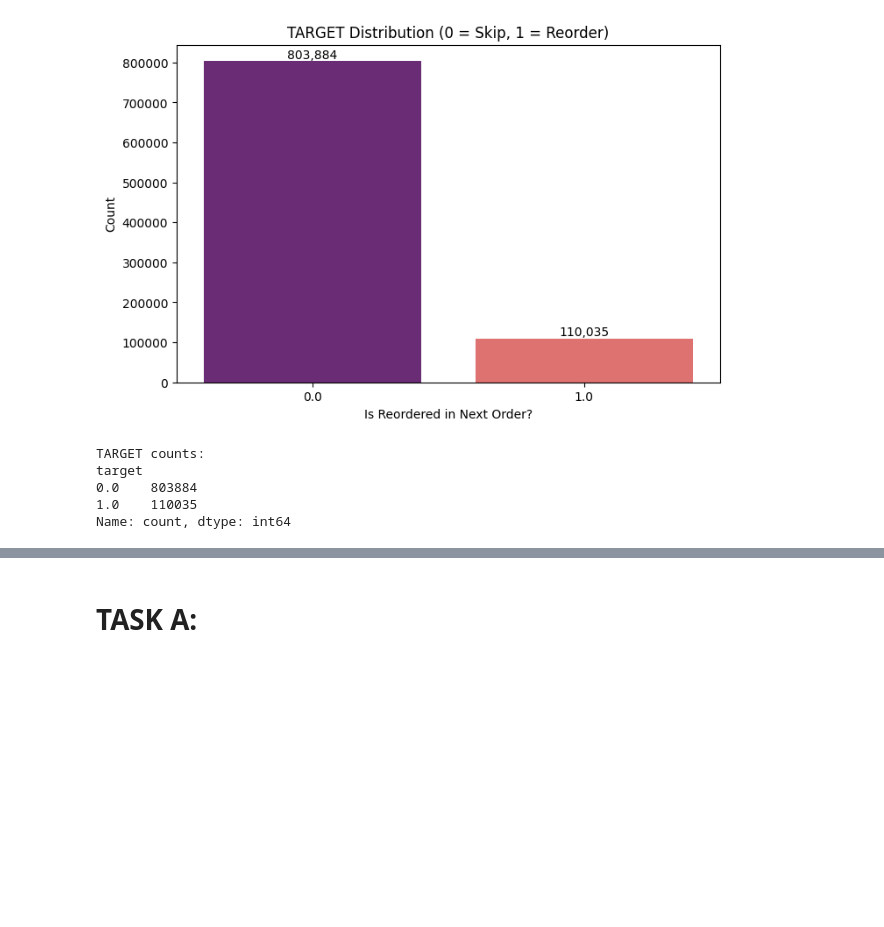
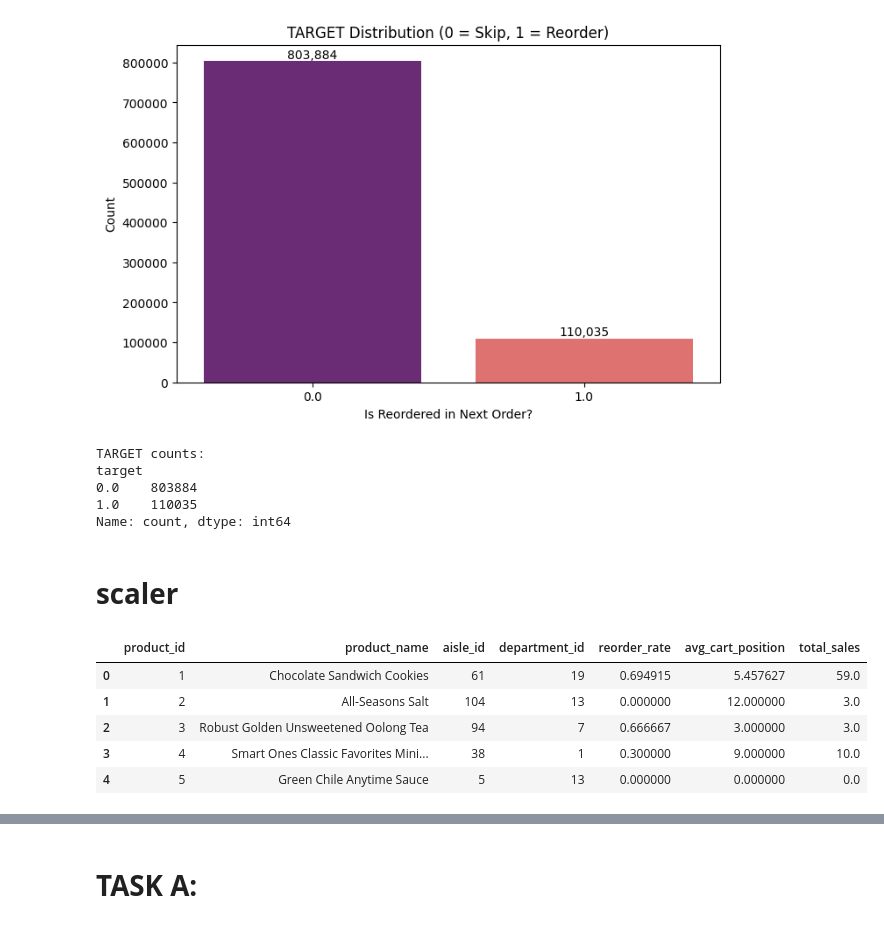
Before and after one commit to YamenObeidat/Machine-Learning-Final-Project-1, a Jupyter notebook: edit3:30AM.ipynb, the cells around one changed output, grey strips where cells are left out. Saved outputs shown, nothing was run; the diff lists cells and outputs as text; code cells hidden in the pictures; blank space fills up the shorter version.

```diff
--- a/edit3:30AM.ipynb
+++ b/edit3:30AM.ipynb
@@ -700,3 +700,28 @@ target
 0.0    803884
 1.0    110035
 Name: count, dtype: int64
+# %% [markdown]
+# **scaler**
+# %%
+product_reorder_rate = order_products_prior.groupby('product_id')['reordered'].mean().reset_index()
+product_reorder_rate.columns = ['product_id', 'reorder_rate']
+
+product_pos_cart = order_products_prior.groupby('product_id')['add_to_cart_order'].mean().reset_index()
+product_pos_cart.columns = ['product_id', 'avg_cart_position']
+
+product_popularity = order_products_prior.groupby('product_id').size().reset_index(name='total_sales')
+
+product_df = pd.merge(products, product_reorder_rate, on='product_id', how='left')
+product_df = pd.merge(product_df, product_pos_cart, on='product_id', how='left')
+product_df = pd.merge(product_df, product_popularity, on='product_id', how='left')
+
+product_df = product_df.fillna(0)
+
+product_df.head()
+# %% [output]
+|  | product_id | product_name | aisle_id | department_id | reorder_rate | avg_cart_position | total_sales |
+| 0 | 1 | Chocolate Sandwich Cookies | 61 | 19 | 0.694915 | 5.457627 | 59.0 |
+| 1 | 2 | All-Seasons Salt | 104 | 13 | 0.000000 | 12.000000 | 3.0 |
+| 2 | 3 | Robust Golden Unsweetened Oolong Tea | 94 | 7 | 0.666667 | 3.000000 | 3.0 |
+| 3 | 4 | Smart Ones Classic Favorites Mini... | 38 | 1 | 0.300000 | 9.000000 | 10.0 |
+| 4 | 5 | Green Chile Anytime Sauce | 5 | 13 | 0.000000 | 0.000000 | 0.0 |
```
Also changed, not shown: parts of 1 cell of this notebook.
